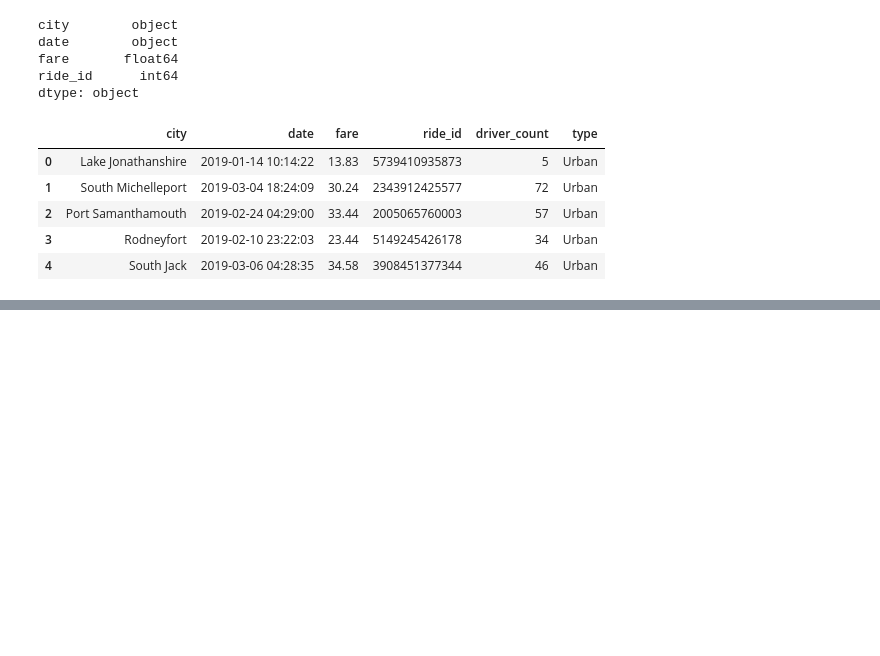
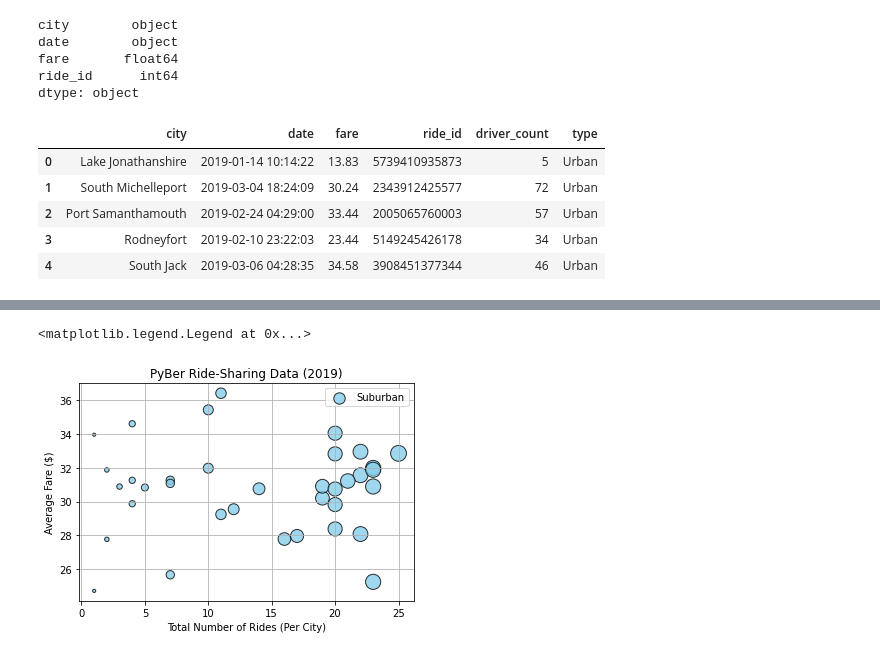
Before and after one commit to rmckinno/PyBer_Analysis, a Jupyter notebook: PyBer.ipynb, the cells around one changed output, grey strips where cells are left out. Drawn from its saved outputs; the diff is of its cells as text; code cells hidden in the pictures; blank space fills up the shorter version.

```diff
--- a/PyBer.ipynb
+++ b/PyBer.ipynb
@@ -99,0 +111,6 @@ pyber_data_df.head()
+# %%
+# Create the Suburban and Rural city DataFrames.
+suburban_cities_df = pyber_data_df[pyber_data_df["type"] == "Suburban"]
+rural_cities_df = pyber_data_df[pyber_data_df["type"] == "Rural"]
+
+rural_cities_df
@@ -99,0 +180,3 @@ pyber_data_df.head()
+# %%
+suburban_avg_fare = suburban_cities_df.groupby(["city"]).mean()["fare"]
+suburban_avg_fare.head()
@@ -99,0 +219,3 @@ pyber_data_df.head()
+# %%
+suburban_driver_count = suburban_cities_df.groupby(["city"]).mean()["driver_count"]
+suburban_driver_count.head()
@@ -99,0 +270,15 @@ pyber_data_df.head()
+# %%
+# Scatter plot for suburban
+plt.scatter(suburban_driver_count, suburban_avg_fare,
+    s= 10*suburban_driver_count, c="skyblue",
+    edgecolors="black", linewidths=1,
+    alpha=0.8, label="Suburban")
+plt.title("PyBer Ride-Sharing Data (2019)")
+plt.ylabel("Average Fare ($)")
+plt.xlabel("Total Number of Rides (Per City)")
+plt.grid(True)
+# Add legend
+plt.legend()
+# %% [output]
+<matplotlib.legend.Legend at 0x...>
+[figure, added]
```
Also changed, not shown: parts of 14 cells of this notebook, 1 other file.
